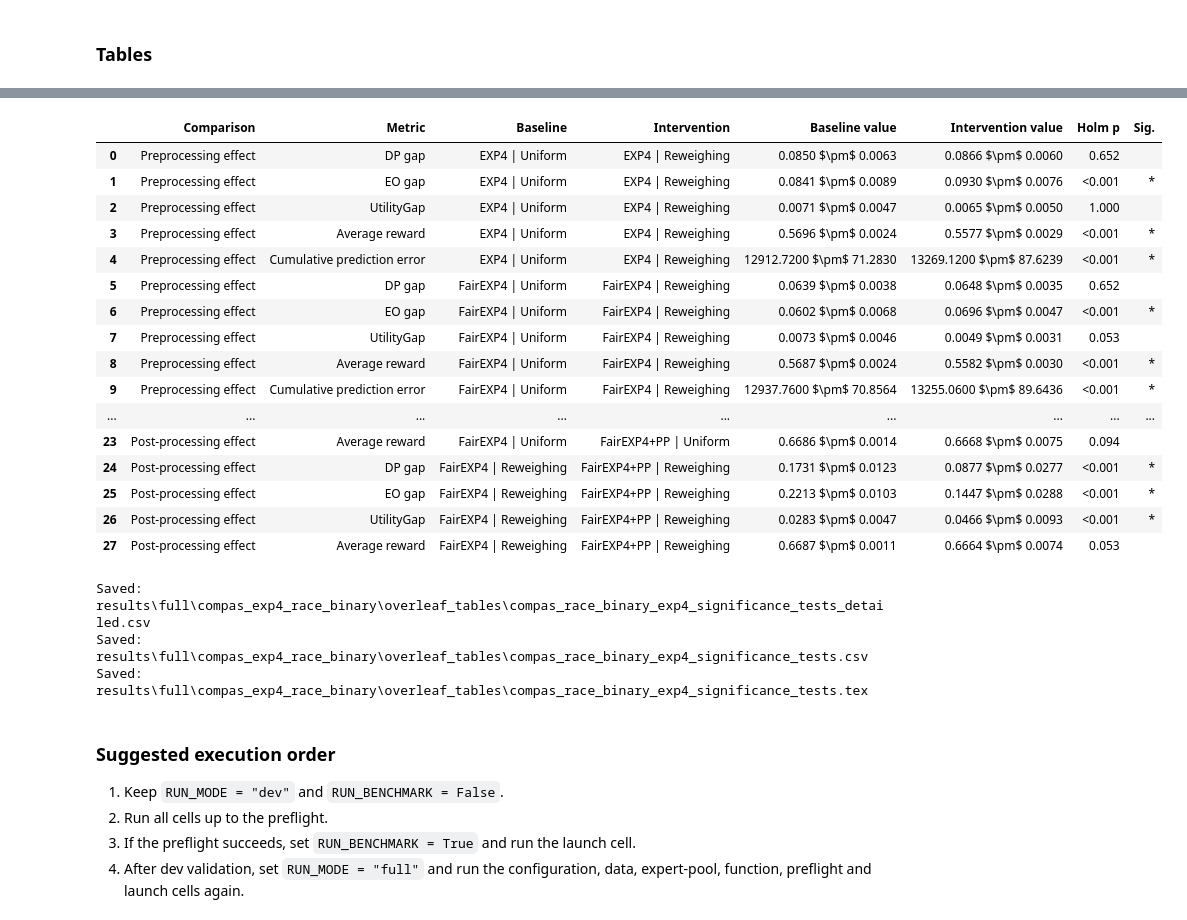
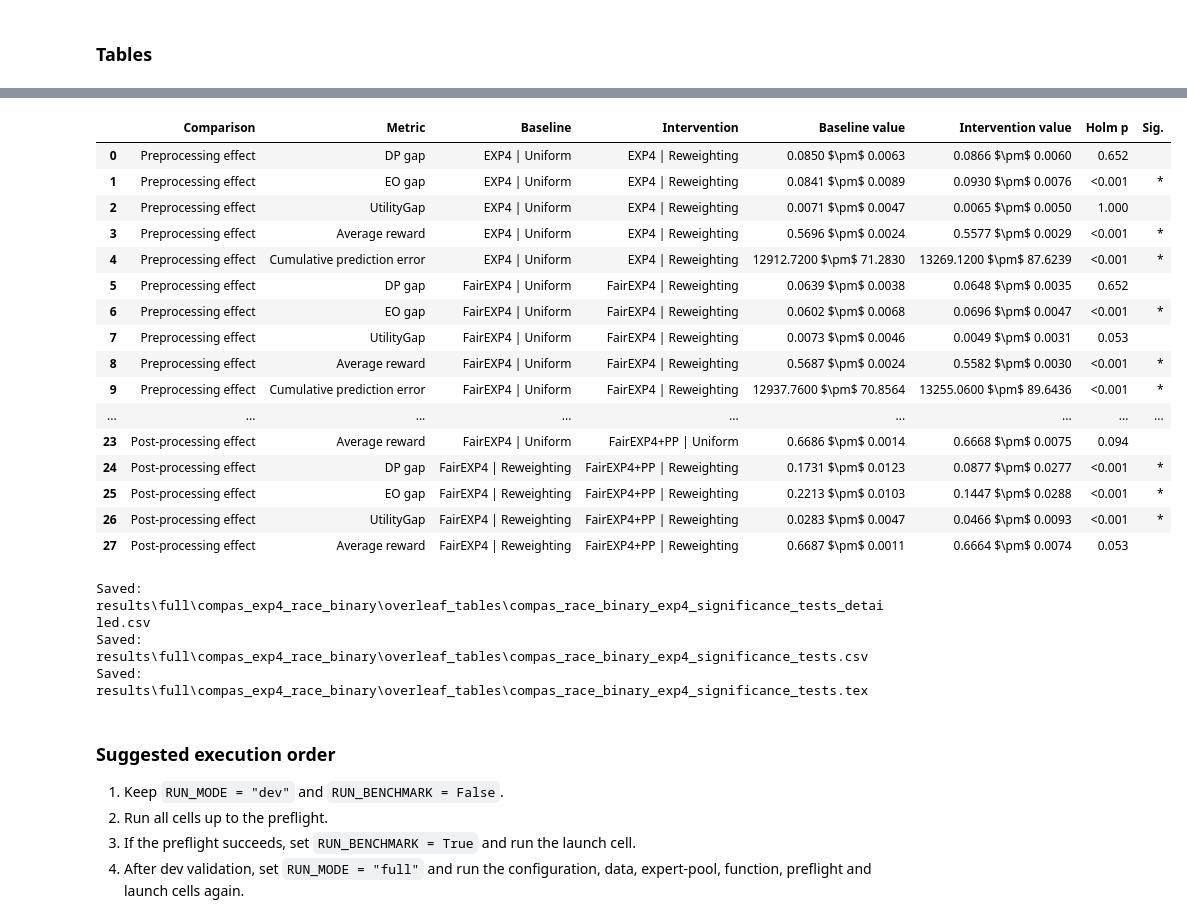
Before and after one commit to jeagrego/MA-Thesis, a Jupyter notebook: notebooks/compas_race_binary_exp4_fairness.ipynb, the cells around one changed output, grey strips where cells are left out. Cells and saved outputs as stored; diff of their text form; code cells hidden in the pictures.

```diff
--- a/notebooks/compas_race_binary_exp4_fairness.ipynb
+++ b/notebooks/compas_race_binary_exp4_fairness.ipynb
@@ -738,7 +862,7 @@ rows = []
 for (policy, preprocessing), group_df in performance_source.groupby(["policy", "preprocessing"]):
     row = {
         "Policy": policy,
-        "Preprocessing": "Uniform" if preprocessing == "uniform" else "Reweighing",
+        "Preprocessing": "Uniform" if preprocessing == "uniform" else "Reweighting",
         "Seeds": int(group_df["seed"].nunique()),
     }
 
@@ -1041,7 +1165,7 @@ comparisons = [
         "EXP4",
         "reweigh_group_label",
         "EXP4 | Uniform",
-        "EXP4 | Reweighing",
+        "EXP4 | Reweighting",
     ),
     (
         "Preprocessing effect",
@@ -1051,7 +1175,7 @@ comparisons = [
         "FairEXP4",
         "reweigh_group_label",
         "FairEXP4 | Uniform",
-        "FairEXP4 | Reweighing",
+        "FairEXP4 | Reweighting",
     ),
     (
         "In-processing effect",
@@ -1070,8 +1194,8 @@ comparisons = [
         "reweigh_group_label",
         "FairEXP4",
         "reweigh_group_label",
-        "EXP4 | Reweighing",
-        "FairEXP4 | Reweighing",
+        "EXP4 | Reweighting",
+        "FairEXP4 | Reweighting",
     ),
     (
         "Post-processing effect",
@@ -1090,8 +1214,8 @@ comparisons = [
         "reweigh_group_label",
         "FairEXP4+PP",
         "reweigh_group_label",
-        "FairEXP4 | Reweighing",
-        "FairEXP4+PP | Reweighing",
+        "FairEXP4 | Reweighting",
+        "FairEXP4+PP | Reweighting",
     ),
 ]
 
@@ -1288,49 +1412,49 @@ compas_race_binary_exp4_significance.to_csv(
 )
 
 export_latex_table(
     compas_race_binary_exp4_significance,
     compact_tex_path,
     caption=(
         "Holm-corrected paired Wilcoxon signed-rank tests across seeds for the "
         "COMPAS race-binary EXP4 experiment. Online comparisons are evaluated at "
         "the final online endpoint. Post-processing comparisons are evaluated on "
         "the held-out test set."
     ),
     label="tab:compas_race_binary_exp4_significance_tests",
 )
 
 print(
     "Saved:",
     detailed_csv_path,
 )
 
 print(
     "Saved:",
     compact_csv_path,
 )
 
 print(
     "Saved:",
     compact_tex_path,
 )
 # %% [output]
 |  | Comparison | Metric | Baseline | Intervention | Baseline value | Intervention value | Holm p | Sig. |
-| 0 | Preprocessing effect | DP gap | EXP4 | Uniform | EXP4 | Reweighing | 0.0850 $\pm$ 0.0063 | 0.0866 $\pm$ 0.0060 | 0.652 |  |
-| 1 | Preprocessing effect | EO gap | EXP4 | Uniform | EXP4 | Reweighing | 0.0841 $\pm$ 0.0089 | 0.0930 $\pm$ 0.0076 | <0.001 | * |
-| 2 | Preprocessing effect | UtilityGap | EXP4 | Uniform | EXP4 | Reweighing | 0.0071 $\pm$ 0.0047 | 0.0065 $\pm$ 0.0050 | 1.000 |  |
-| 3 | Preprocessing effect | Average reward | EXP4 | Uniform | EXP4 | Reweighing | 0.5696 $\pm$ 0.0024 | 0.5577 $\pm$ 0.0029 | <0.001 | * |
-| 4 | Preprocessing effect | Cumulative prediction error | EXP4 | Uniform | EXP4 | Reweighing | 12912.7200 $\pm$ 71.2830 | 13269.1200 $\pm$ 87.6239 | <0.001 | * |
-| 5 | Preprocessing effect | DP gap | FairEXP4 | Uniform | FairEXP4 | Reweighing | 0.0639 $\pm$ 0.0038 | 0.0648 $\pm$ 0.0035 | 0.652 |  |
-| 6 | Preprocessing effect | EO gap | FairEXP4 | Uniform | FairEXP4 | Reweighing | 0.0602 $\pm$ 0.0068 | 0.0696 $\pm$ 0.0047 | <0.001 | * |
-| 7 | Preprocessing effect | UtilityGap | FairEXP4 | Uniform | FairEXP4 | Reweighing | 0.0073 $\pm$ 0.0046 | 0.0049 $\pm$ 0.0031 | 0.053 |  |
-| 8 | Preprocessing effect | Average reward | FairEXP4 | Uniform | FairEXP4 | Reweighing | 0.5687 $\pm$ 0.0024 | 0.5582 $\pm$ 0.0030 | <0.001 | * |
-| 9 | Preprocessing effect | Cumulative prediction error | FairEXP4 | Uniform | FairEXP4 | Reweighing | 12937.7600 $\pm$ 70.8564 | 13255.0600 $\pm$ 89.6436 | <0.001 | * |
+| 0 | Preprocessing effect | DP gap | EXP4 | Uniform | EXP4 | Reweighting | 0.0850 $\pm$ 0.0063 | 0.0866 $\pm$ 0.0060 | 0.652 |  |
+| 1 | Preprocessing effect | EO gap | EXP4 | Uniform | EXP4 | Reweighting | 0.0841 $\pm$ 0.0089 | 0.0930 $\pm$ 0.0076 | <0.001 | * |
+| 2 | Preprocessing effect | UtilityGap | EXP4 | Uniform | EXP4 | Reweighting | 0.0071 $\pm$ 0.0047 | 0.0065 $\pm$ 0.0050 | 1.000 |  |
+| 3 | Preprocessing effect | Average reward | EXP4 | Uniform | EXP4 | Reweighting | 0.5696 $\pm$ 0.0024 | 0.5577 $\pm$ 0.0029 | <0.001 | * |
+| 4 | Preprocessing effect | Cumulative prediction error | EXP4 | Uniform | EXP4 | Reweighting | 12912.7200 $\pm$ 71.2830 | 13269.1200 $\pm$ 87.6239 | <0.001 | * |
+| 5 | Preprocessing effect | DP gap | FairEXP4 | Uniform | FairEXP4 | Reweighting | 0.0639 $\pm$ 0.0038 | 0.0648 $\pm$ 0.0035 | 0.652 |  |
+| 6 | Preprocessing effect | EO gap | FairEXP4 | Uniform | FairEXP4 | Reweighting | 0.0602 $\pm$ 0.0068 | 0.0696 $\pm$ 0.0047 | <0.001 | * |
+| 7 | Preprocessing effect | UtilityGap | FairEXP4 | Uniform | FairEXP4 | Reweighting | 0.0073 $\pm$ 0.0046 | 0.0049 $\pm$ 0.0031 | 0.053 |  |
+| 8 | Preprocessing effect | Average reward | FairEXP4 | Uniform | FairEXP4 | Reweighting | 0.5687 $\pm$ 0.0024 | 0.5582 $\pm$ 0.0030 | <0.001 | * |
+| 9 | Preprocessing effect | Cumulative prediction error | FairEXP4 | Uniform | FairEXP4 | Reweighting | 12937.7600 $\pm$ 70.8564 | 13255.0600 $\pm$ 89.6436 | <0.001 | * |
 | ... | ... | ... | ... | ... | ... | ... | ... | ... |
 | 23 | Post-processing effect | Average reward | FairEXP4 | Uniform | FairEXP4+PP | Uniform | 0.6686 $\pm$ 0.0014 | 0.6668 $\pm$ 0.0075 | 0.094 |  |
-| 24 | Post-processing effect | DP gap | FairEXP4 | Reweighing | FairEXP4+PP | Reweighing | 0.1731 $\pm$ 0.0123 | 0.0877 $\pm$ 0.0277 | <0.001 | * |
-| 25 | Post-processing effect | EO gap | FairEXP4 | Reweighing | FairEXP4+PP | Reweighing | 0.2213 $\pm$ 0.0103 | 0.1447 $\pm$ 0.0288 | <0.001 | * |
-| 26 | Post-processing effect | UtilityGap | FairEXP4 | Reweighing | FairEXP4+PP | Reweighing | 0.0283 $\pm$ 0.0047 | 0.0466 $\pm$ 0.0093 | <0.001 | * |
-| 27 | Post-processing effect | Average reward | FairEXP4 | Reweighing | FairEXP4+PP | Reweighing | 0.6687 $\pm$ 0.0011 | 0.6664 $\pm$ 0.0074 | 0.053 |  |
+| 24 | Post-processing effect | DP gap | FairEXP4 | Reweighting | FairEXP4+PP | Reweighting | 0.1731 $\pm$ 0.0123 | 0.0877 $\pm$ 0.0277 | <0.001 | * |
+| 25 | Post-processing effect | EO gap | FairEXP4 | Reweighting | FairEXP4+PP | Reweighting | 0.2213 $\pm$ 0.0103 | 0.1447 $\pm$ 0.0288 | <0.001 | * |
+| 26 | Post-processing effect | UtilityGap | FairEXP4 | Reweighting | FairEXP4+PP | Reweighting | 0.0283 $\pm$ 0.0047 | 0.0466 $\pm$ 0.0093 | <0.001 | * |
+| 27 | Post-processing effect | Average reward | FairEXP4 | Reweighting | FairEXP4+PP | Reweighting | 0.6687 $\pm$ 0.0011 | 0.6664 $\pm$ 0.0074 | 0.053 |  |
 Saved: results\full\compas_exp4_race_binary\overleaf_tables\compas_race_binary_exp4_significance_tests_detailed.csv
 Saved: results\full\compas_exp4_race_binary\overleaf_tables\compas_race_binary_exp4_significance_tests.csv
 Saved: results\full\compas_exp4_race_binary\overleaf_tables\compas_race_binary_exp4_significance_tests.tex
```
Also changed, not shown: parts of 11 cells of this notebook, 32 other files.
